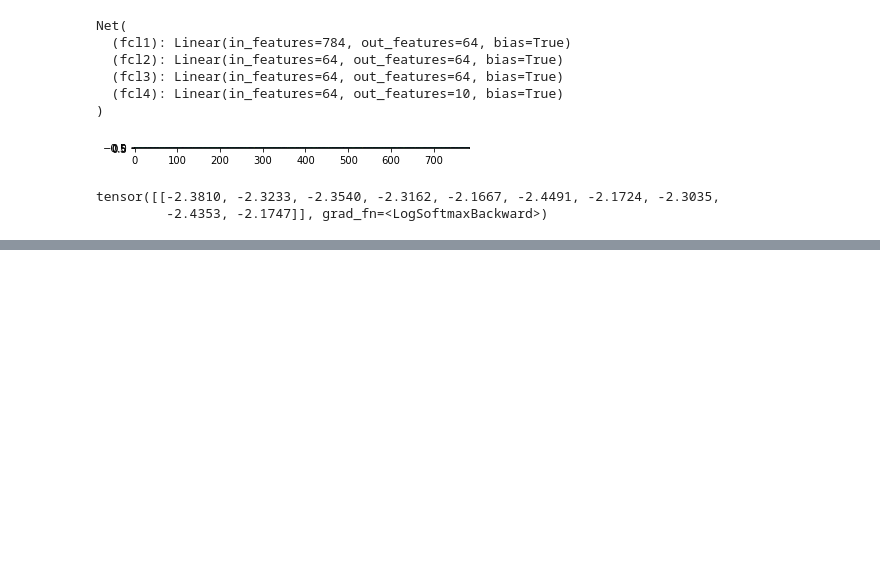
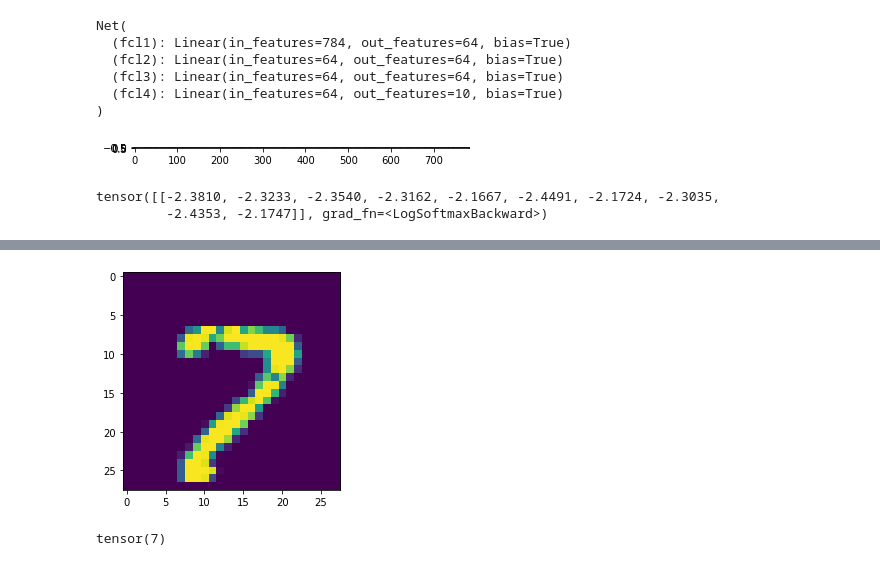
Before and after one commit to gmshashank/Pytorch, a Jupyter notebook: Pytorch_Basics.ipynb, the cells around one changed output, grey strips where cells are left out. Cells and saved outputs as stored; diff of their text form; code cells hidden in the pictures; blank space fills up the shorter version.

```diff
--- a/Pytorch_Basics.ipynb
+++ b/Pytorch_Basics.ipynb
@@ -277,0 +344,8 @@ tensor([[-2.3810, -2.3233, -2.3540, -2.3162, -2.1667, -2.4491, -2.1724, -2.3035,
+# %%
+plt.imshow(X[1].view(28,28));
+# %% [output]
+[figure, added]
+# %%
+print(torch.argmax(net(X[1].view(-1,28*28))[0]))
+# %% [output]
+tensor(7)
```
Also changed, not shown: parts of 6 cells of this notebook.
